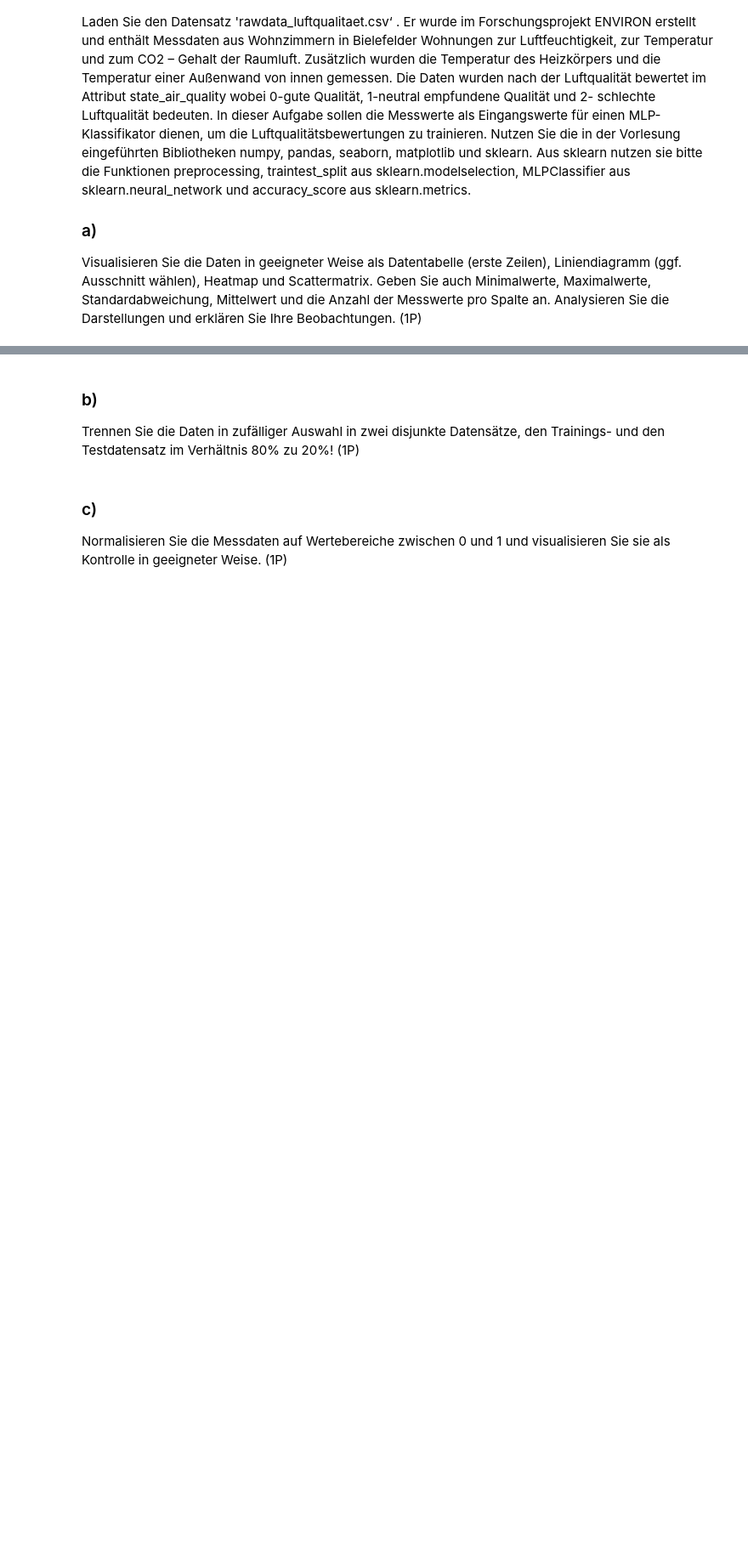
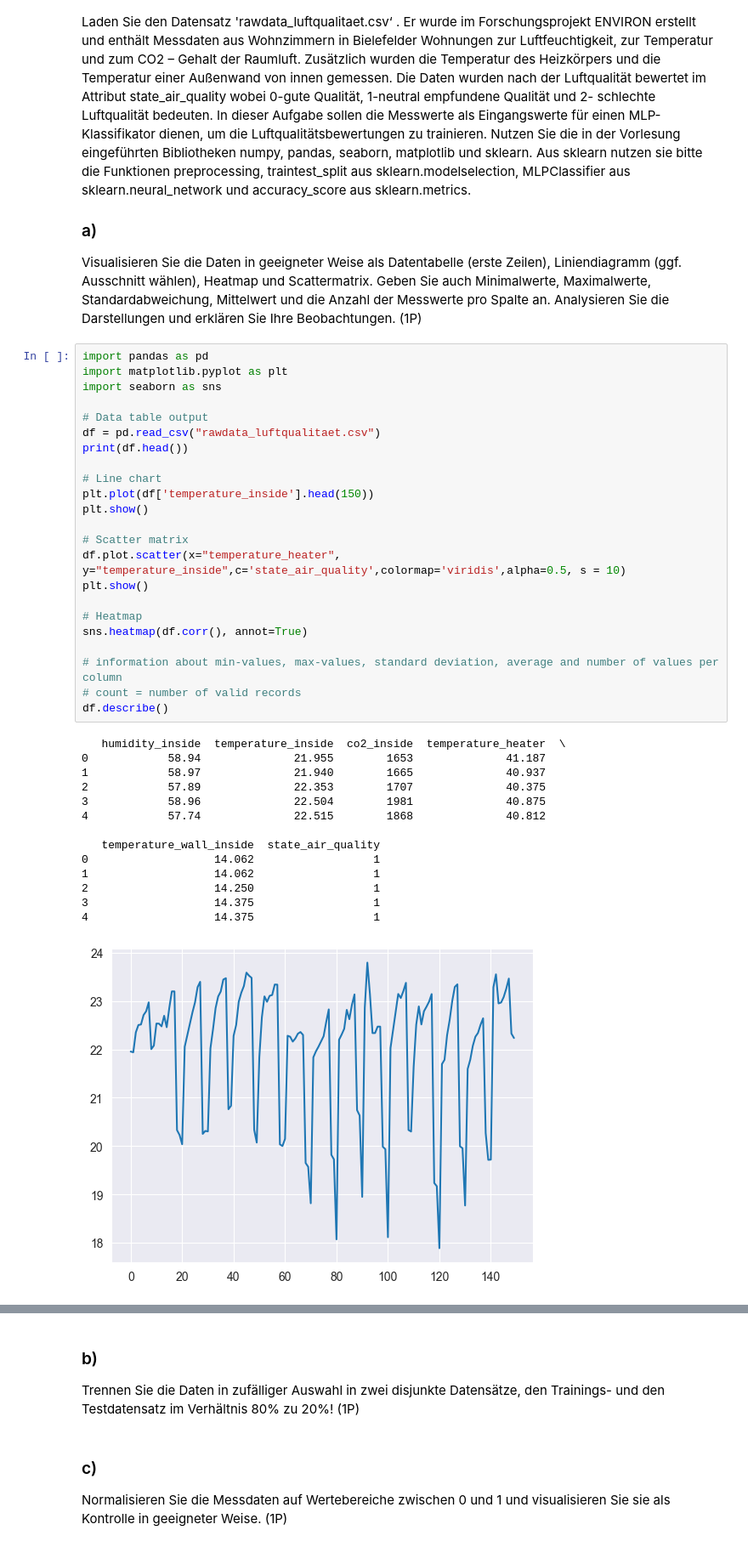
Before and after one commit to MuhammedKrz/DatenanalyseUndMLPraktika, a Jupyter notebook: Blatt 5/Praktikum5.ipynb, the cells around one changed output, grey strips where cells are left out. Shown at 85% size. Drawn from its saved outputs; the diff is of its cells as text; blank space fills up the shorter version.

```diff
--- a/Blatt 5/Praktikum5.ipynb
+++ b/Blatt 5/Praktikum5.ipynb
@@ -11,3 +11,41 @@ Funktionen preprocessing, traintest_split aus sklearn.modelselection, MLPClassif
 sklearn.neural_network und accuracy_score aus sklearn.metrics.
 ### a)
 Visualisieren Sie die Daten in geeigneter Weise als Datentabelle (erste Zeilen), Liniendiagramm (ggf. Ausschnitt wählen), Heatmap und Scattermatrix. Geben Sie auch Minimalwerte, Maximalwerte, Standardabweichung, Mittelwert und die Anzahl der Messwerte pro Spalte an. Analysieren Sie die Darstellungen und erklären Sie Ihre Beobachtungen. (1P)
+# %%
+import pandas as pd
+import matplotlib.pyplot as plt
+import seaborn as sns
+
+# Data table output
+df = pd.read_csv("rawdata_luftqualitaet.csv")
+print(df.head())
+
+# Line chart
+plt.plot(df['temperature_inside'].head(150))
+plt.show()
+
+# Scatter matrix
+df.plot.scatter(x="temperature_heater", y="temperature_inside",c='state_air_quality',colormap='viridis',alpha=0.5, s = 10)
+plt.show()
+
+# Heatmap
+sns.heatmap(df.corr(), annot=True)
+
+# information about min-values, max-values, standard deviation, average and number of values per column
+# count = number of valid records
+df.describe()
+# %% [output]
+   humidity_inside  temperature_inside  co2_inside  temperature_heater  \
+0            58.94              21.955        1653              41.187
+1            58.97              21.940        1665              40.937
+2            57.89              22.353        1707              40.375
+3            58.96              22.504        1981              40.875
+4            57.74              22.515        1868              40.812
+
+   temperature_wall_inside  state_air_quality
+0                   14.062                  1
+1                   14.062                  1
+2                   14.250                  1
+3                   14.375                  1
+4                   14.375                  1
+[figure, added]
```
Also changed, not shown: parts of 2 cells of this notebook.
